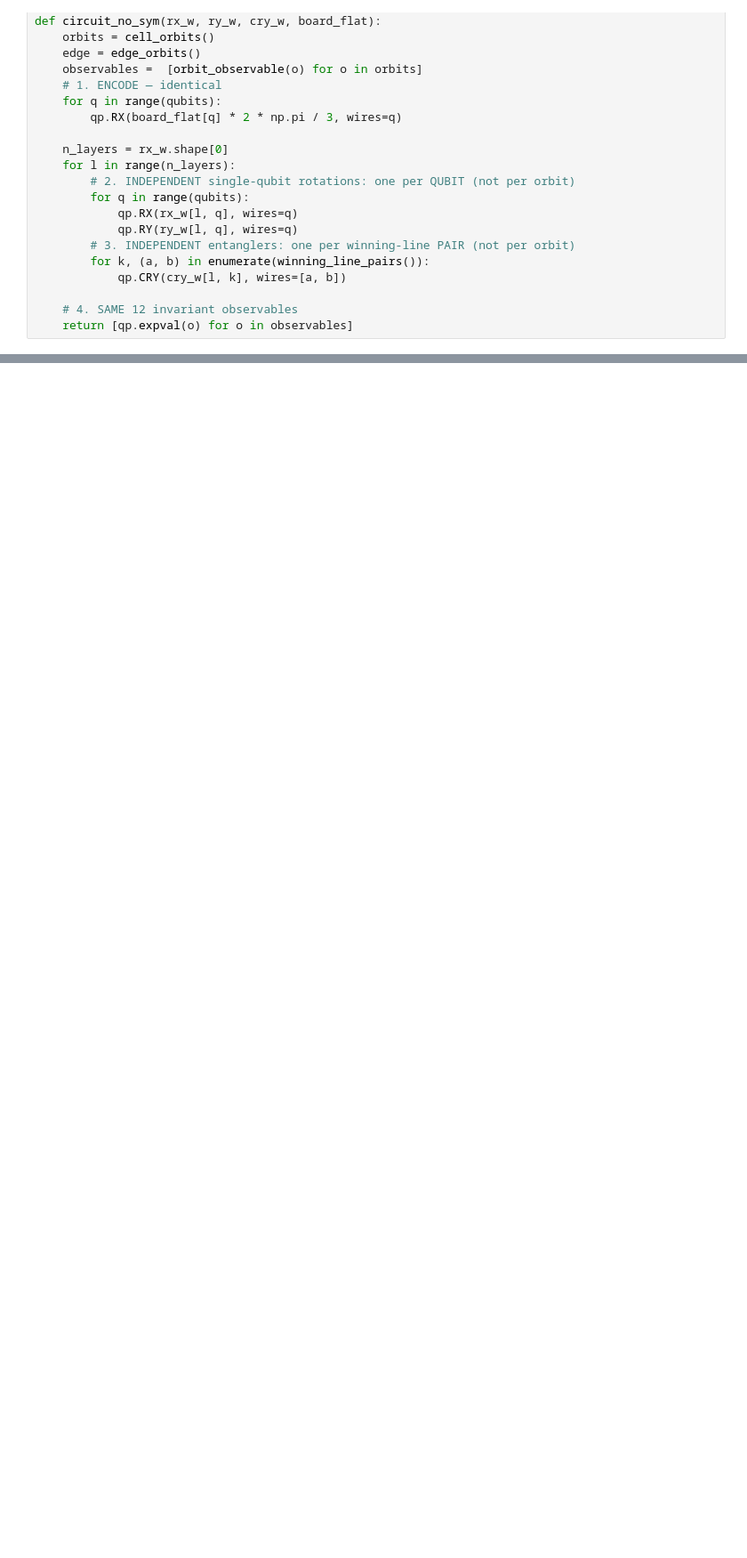
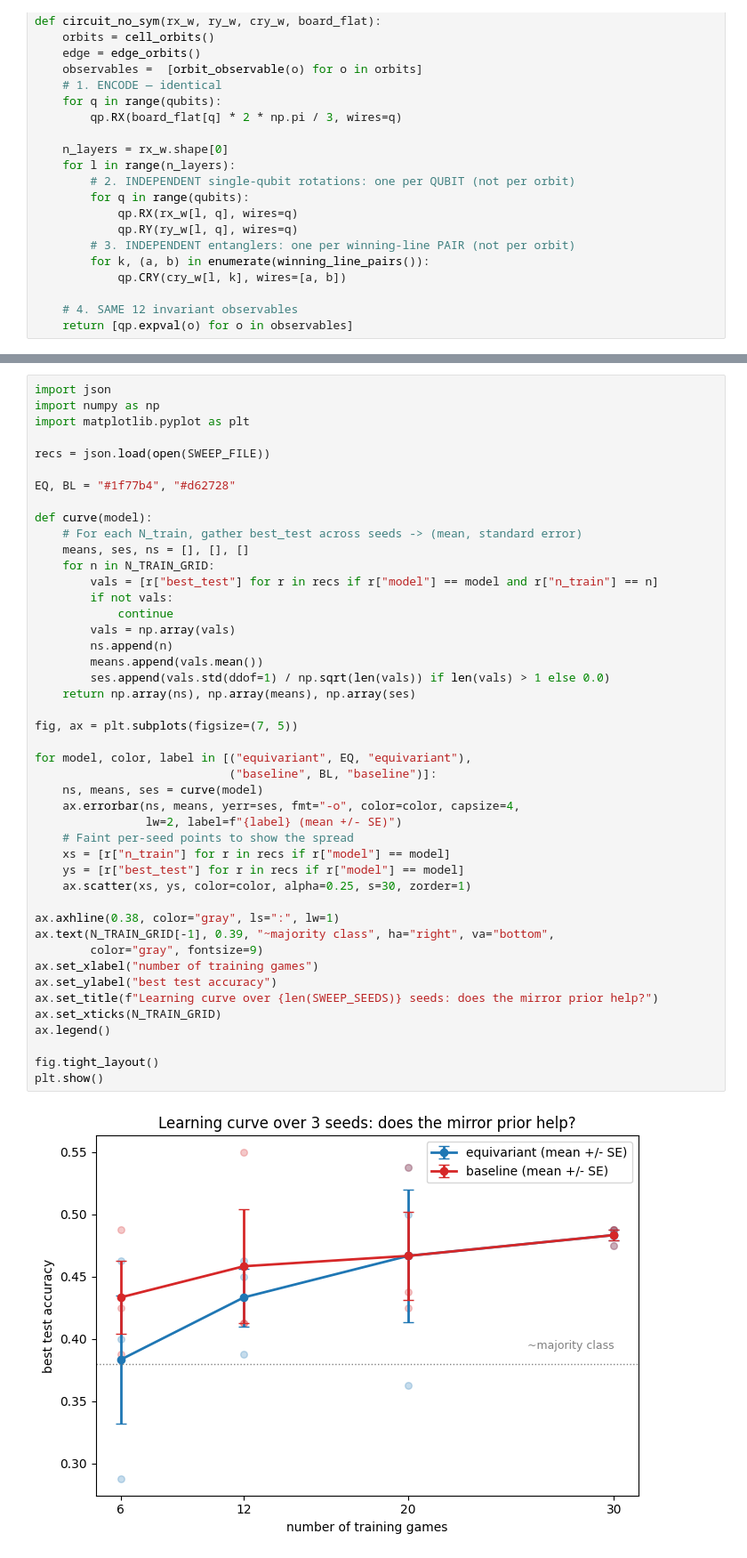
Before and after one commit to NicholasSynesi/notes, a Jupyter notebook: connect_four_qml.ipynb, the cells around one changed output, grey strips where cells are left out. Shown at 89% size. Drawn from its saved outputs; the diff is of its cells as text; blank space fills up the shorter version.

```diff
--- a/connect_four_qml.ipynb
+++ b/connect_four_qml.ipynb
@@ -430,0 +541,47 @@ step  14 | loss 0.039 | train 1.00 | test 0.44 | 289.9s/step
+# %%
+import json
+import numpy as np
+import matplotlib.pyplot as plt
+
+recs = json.load(open(SWEEP_FILE))
+
+EQ, BL = "#1f77b4", "#d62728"
+
+def curve(model):
+    # For each N_train, gather best_test across seeds -> (mean, standard error)
+    means, ses, ns = [], [], []
+    for n in N_TRAIN_GRID:
+        vals = [r["best_test"] for r in recs if r["model"] == model and r["n_train"] == n]
+        if not vals:
+            continue
+        vals = np.array(vals)
+        ns.append(n)
+        means.append(vals.mean())
+        ses.append(vals.std(ddof=1) / np.sqrt(len(vals)) if len(vals) > 1 else 0.0)
+    return np.array(ns), np.array(means), np.array(ses)
+
+fig, ax = plt.subplots(figsize=(7, 5))
+
+for model, color, label in [("equivariant", EQ, "equivariant"),
+                            ("baseline", BL, "baseline")]:
+    ns, means, ses = curve(model)
+    ax.errorbar(ns, means, yerr=ses, fmt="-o", color=color, capsize=4,
+                lw=2, label=f"{label} (mean +/- SE)")
+    # Faint per-seed points to show the spread
+    xs = [r["n_train"] for r in recs if r["model"] == model]
+    ys = [r["best_test"] for r in recs if r["model"] == model]
+    ax.scatter(xs, ys, color=color, alpha=0.25, s=30, zorder=1)
+
+ax.axhline(0.38, color="gray", ls=":", lw=1)
+ax.text(N_TRAIN_GRID[-1], 0.39, "~majority class", ha="right", va="bottom",
+        color="gray", fontsize=9)
+ax.set_xlabel("number of training games")
+ax.set_ylabel("best test accuracy")
+ax.set_title(f"Learning curve over {len(SWEEP_SEEDS)} seeds: does the mirror prior help?")
+ax.set_xticks(N_TRAIN_GRID)
+ax.legend()
+
+fig.tight_layout()
+plt.show()
+# %% [output]
+[figure, added]
```
Also changed, not shown: parts of 4 cells of this notebook, 1 other file.
